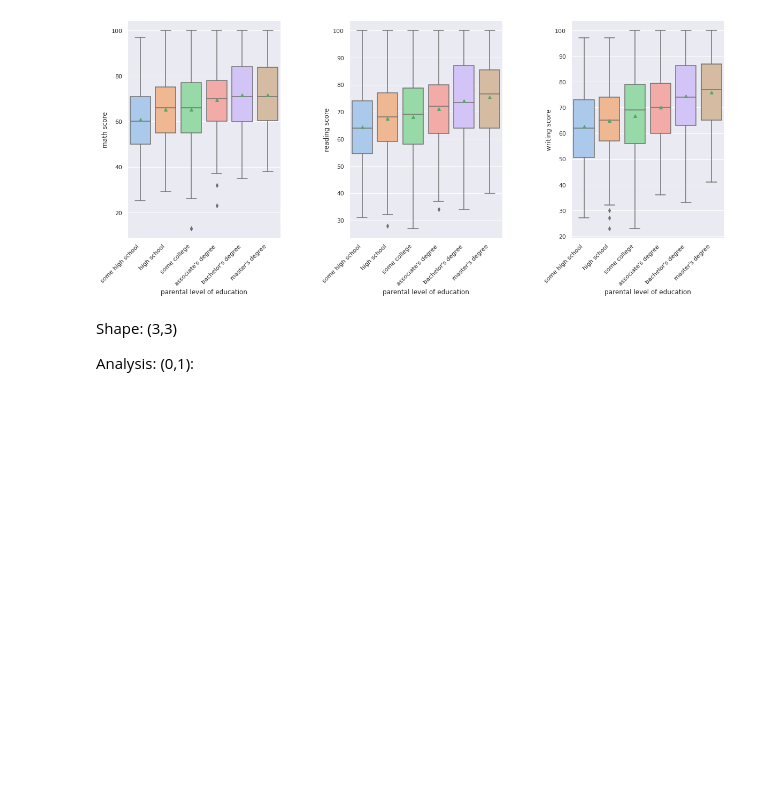
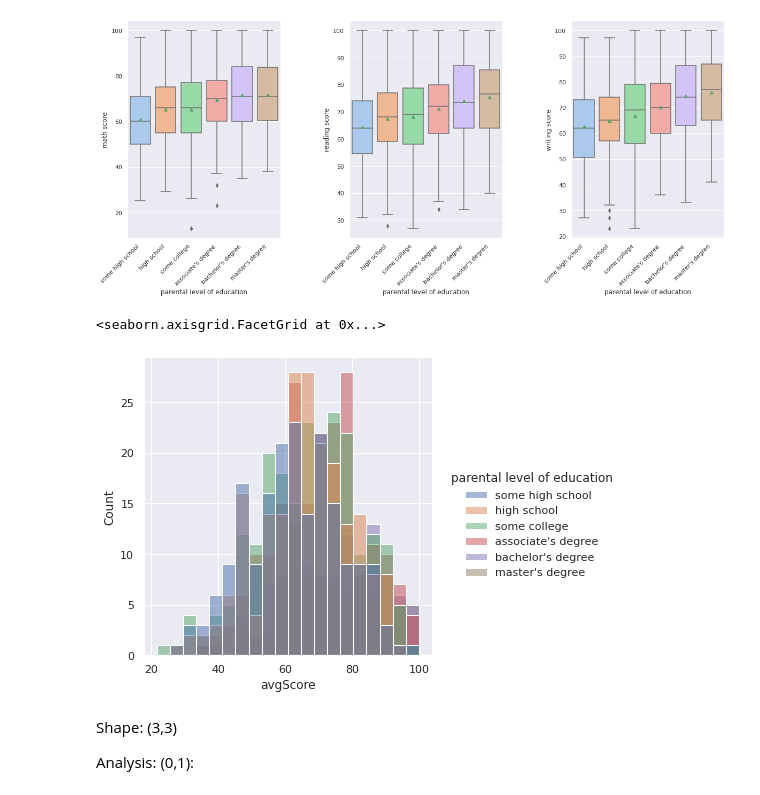
Before and after one commit to wue1atwit/ExamDataset, a Jupyter notebook: ExamDataset.ipynb, the cells around one changed output. Cells and saved outputs as stored; diff of their text form; code cells hidden in the pictures; blank space fills up the shorter version.

```diff
--- a/ExamDataset.ipynb
+++ b/ExamDataset.ipynb
@@ -202,7 +265,7 @@ plt.show()
 # Sort DataFrame based on number years in school (some high school -> master's degree)
 mapping = pd.DataFrame({"parental level of education" : ["some high school", "high school", "some college", "associate's degree", "bachelor's degree", "master's degree"]})
 sortMap = mapping.reset_index().set_index("parental level of education")
-parentGroupSet = examSet.copy()
+parentGroupSet = avgSet.copy()
 parentGroupSet["parent level"] = parentGroupSet["parental level of education"].map(sortMap["index"])
 parentGroupSet = parentGroupSet.sort_values("parent level")
 
@@ -216,6 +279,8 @@ b3 = sns.boxplot(data=parentGroupSet, x="parental level of education", y="writin
 b1.set_xticklabels(b1.get_xticklabels(), rotation=45, ha="right")
 b2.set_xticklabels(b2.get_xticklabels(), rotation=45, ha="right")
 b3.set_xticklabels(b3.get_xticklabels(), rotation=45, ha="right")
+
+
 print(sortMap)
 plt.show()
 # %% [output]
@@ -228,6 +293,12 @@ associate's degree               3
 bachelor's degree                4
 master's degree                  5
 [figure]
+# %%
+
+sns.displot(kind = 'hist', data = parentGroupSet, x='avgScore', hue = 'parental level of education')
+# %% [output]
+<seaborn.axisgrid.FacetGrid at 0x...>
+[figure, added]
 # %% [markdown]
 Shape: (3,3)
 
```
Also changed, not shown: parts of 5 cells of this notebook.
